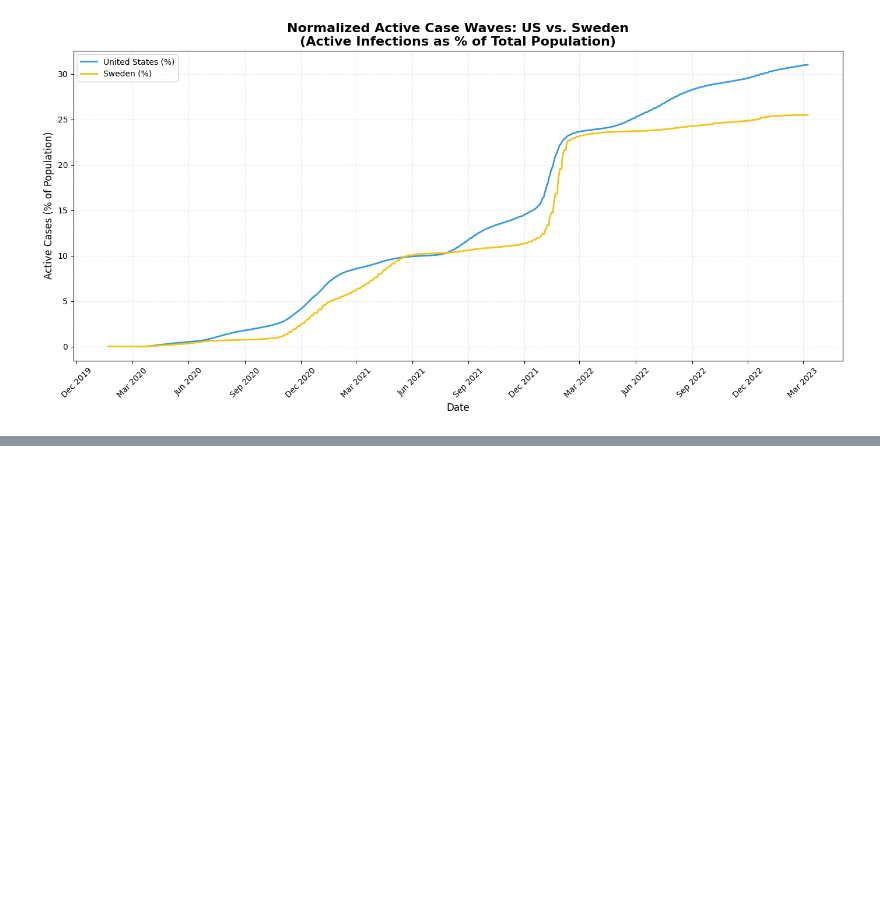
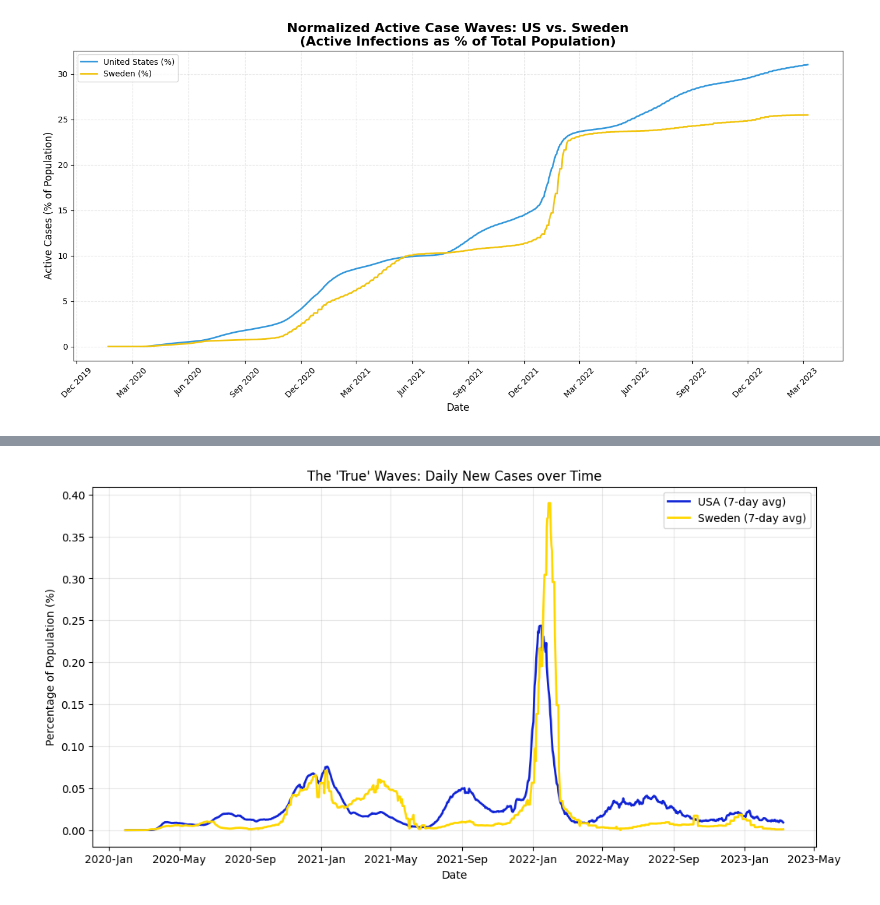
Before and after one commit to ZacharyScheer16/Beginner-Python-Projects, a Jupyter notebook: PersonalProjects/Covid19Project/Covid19.ipynb, the cells around one changed output, grey strips where cells are left out. Drawn from its saved outputs; the diff is of its cells as text; code cells hidden in the pictures; blank space fills up the shorter version.

```diff
--- a/PersonalProjects/Covid19Project/Covid19.ipynb
+++ b/PersonalProjects/Covid19Project/Covid19.ipynb
@@ -328,0 +389,19 @@ plt.show()
+# %%
+
+plt.figure(figsize=(12, 6))
+#Plot the smooth lines
+plt.plot(usa_smooth.index, usa_smooth, label='USA (7-day avg)', color='#1125D6', linewidth=2)
+plt.plot(swe_smooth.index, swe_smooth, label='Sweden (7-day avg)', color='gold', linewidth=2)
+
+# Professional Labels and Formatting
+plt.title("The 'True' Waves: Daily New Cases over Time")
+plt.xlabel("Date")
+plt.ylabel("Percentage of Population (%)")
+plt.legend()
+plt.grid(alpha=0.3)
+
+# Make the dates look nice on the X-axis
+plt.gca().xaxis.set_major_formatter(mdates.DateFormatter('%Y-%b'))
+plt.show()
+# %% [output]
+[figure, added]
```
Also changed, not shown: parts of 2 cells of this notebook.
